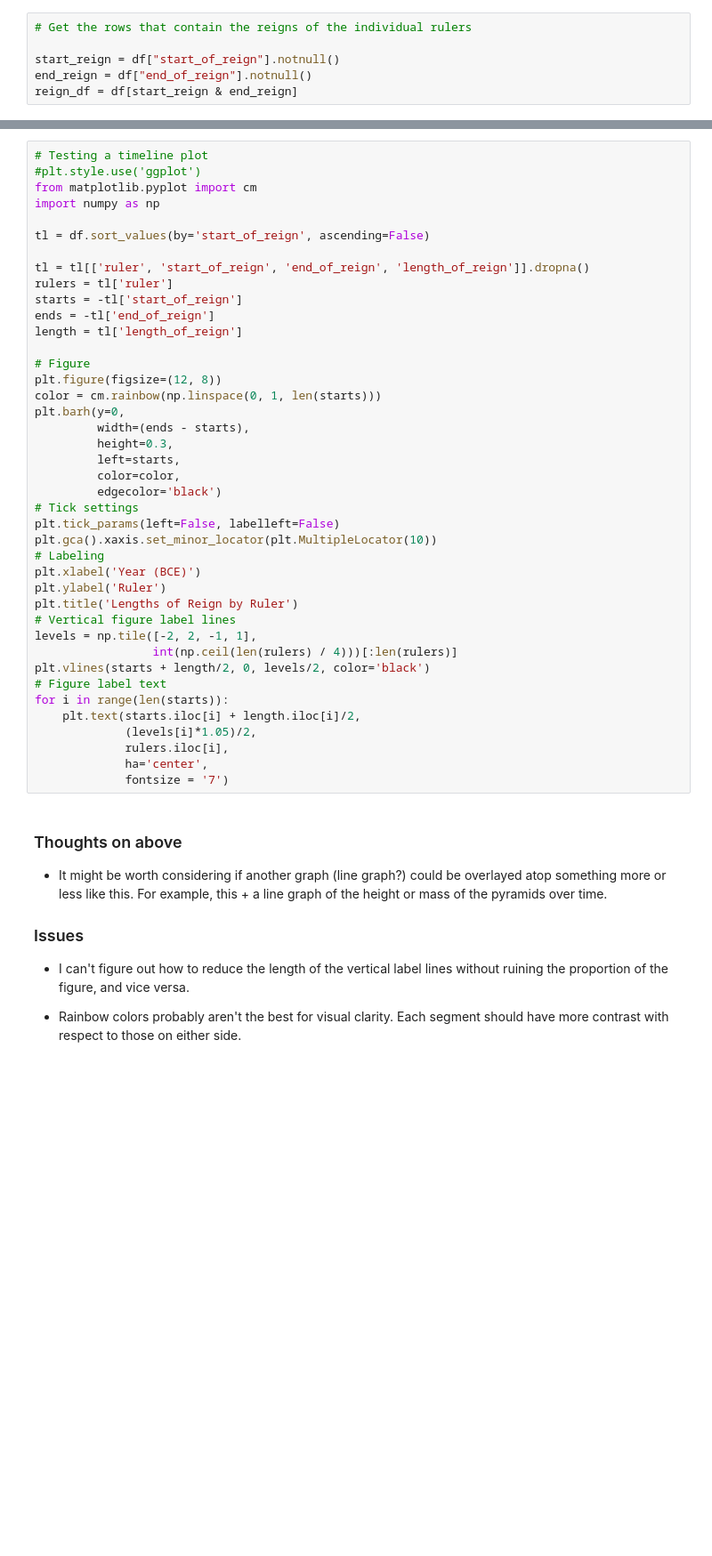
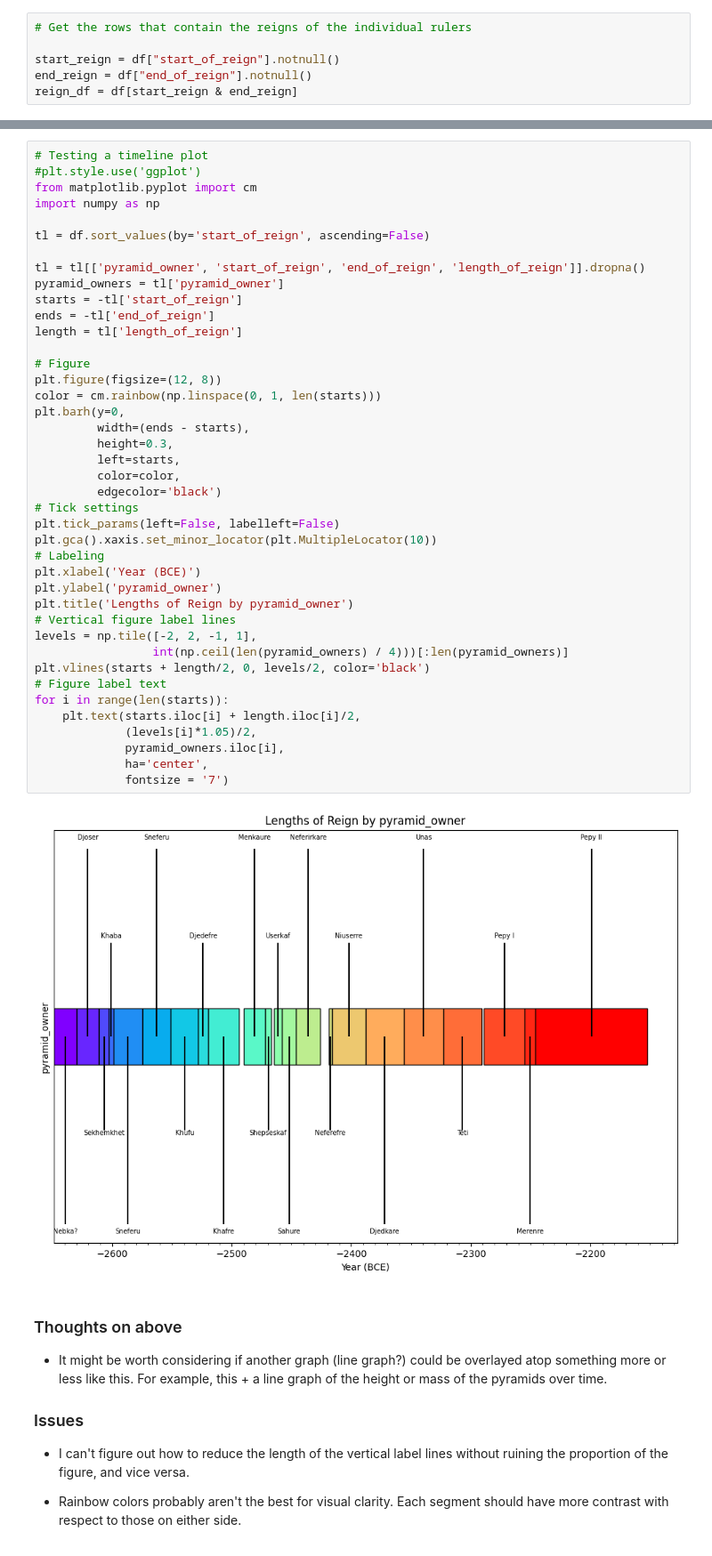
Before and after one commit to brown-ccv/egyptology-viz, a Jupyter notebook: Notebooks/visualizations.ipynb, the cells around one changed output, grey strips where cells are left out. Shown at 89% size. Cells and saved outputs as stored; diff of their text form; blank space fills up the shorter version.

```diff
--- a/Notebooks/visualizations.ipynb
+++ b/Notebooks/visualizations.ipynb
@@ -53,39 +68,41 @@ import numpy as np
 
 tl = df.sort_values(by='start_of_reign', ascending=False)
 
-tl = tl[['ruler', 'start_of_reign', 'end_of_reign', 'length_of_reign']].dropna()
-rulers = tl['ruler']
+tl = tl[['pyramid_owner', 'start_of_reign', 'end_of_reign', 'length_of_reign']].dropna()
+pyramid_owners = tl['pyramid_owner']
 starts = -tl['start_of_reign']
 ends = -tl['end_of_reign']
 length = tl['length_of_reign']
 
 # Figure
 plt.figure(figsize=(12, 8))
 color = cm.rainbow(np.linspace(0, 1, len(starts)))
 plt.barh(y=0,
          width=(ends - starts),
          height=0.3,
          left=starts,
          color=color,
          edgecolor='black')
 # Tick settings
 plt.tick_params(left=False, labelleft=False)
 plt.gca().xaxis.set_minor_locator(plt.MultipleLocator(10))
 # Labeling
 plt.xlabel('Year (BCE)')
-plt.ylabel('Ruler')
-plt.title('Lengths of Reign by Ruler')
+plt.ylabel('pyramid_owner')
+plt.title('Lengths of Reign by pyramid_owner')
 # Vertical figure label lines
 levels = np.tile([-2, 2, -1, 1],
-                 int(np.ceil(len(rulers) / 4)))[:len(rulers)]
+                 int(np.ceil(len(pyramid_owners) / 4)))[:len(pyramid_owners)]
 plt.vlines(starts + length/2, 0, levels/2, color='black')
 # Figure label text
 for i in range(len(starts)):
     plt.text(starts.iloc[i] + length.iloc[i]/2,
              (levels[i]*1.05)/2,
-             rulers.iloc[i],
+             pyramid_owners.iloc[i],
              ha='center',
              fontsize = '7')
+# %% [output]
+[figure, added]
 # %% [markdown]
 ### Thoughts on above
 
```
Also changed, not shown: parts of 4 cells of this notebook, 3 other files.
